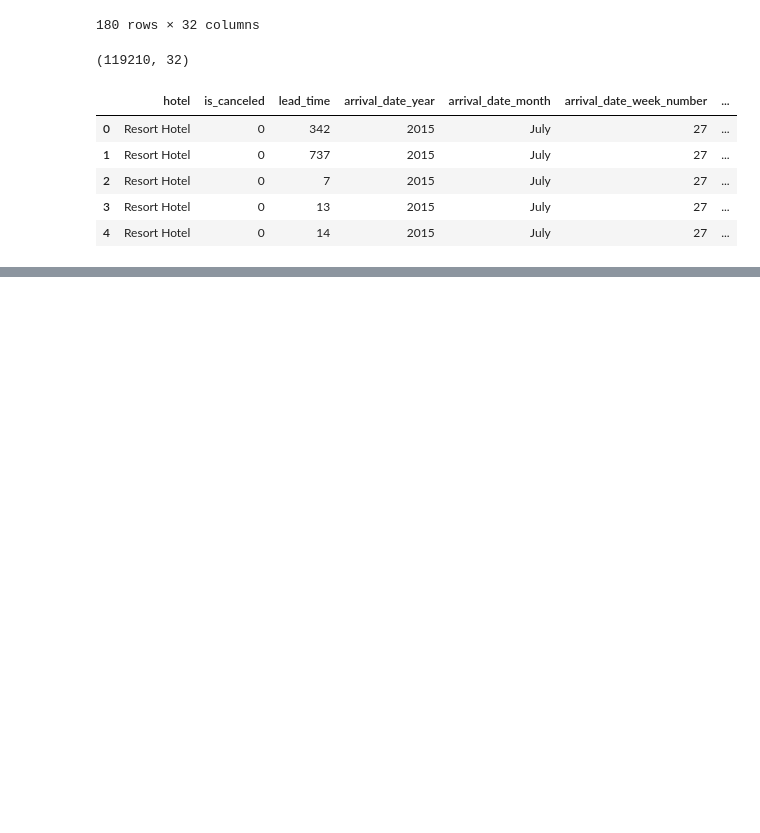
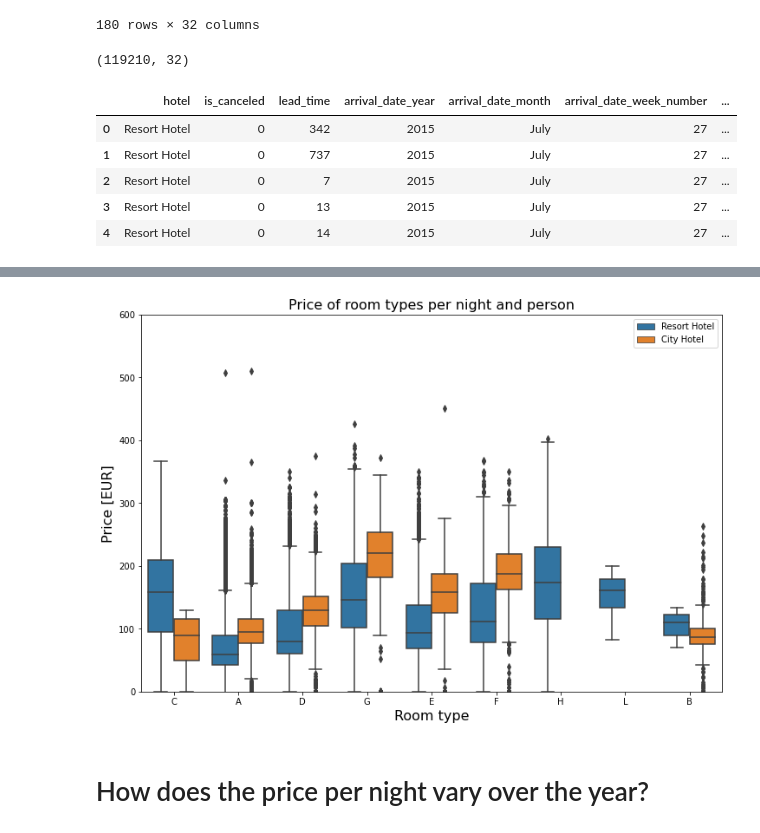
Before and after one commit to patelabhi23/ML-Practice, a Jupyter notebook: Hotel Booking/ML_HotelBooking_Predict.ipynb, the cells around one changed output, grey strips where cells are left out. Drawn from its saved outputs; the diff is of its cells as text; code cells hidden in the pictures; blank space fills up the shorter version.

```diff
--- a/Hotel Booking/ML_HotelBooking_Predict.ipynb
+++ b/Hotel Booking/ML_HotelBooking_Predict.ipynb
@@ -202,0 +212,18 @@ map_guest.show()
+# %%
+data2=data[data['is_canceled']==0]
+# %%
+plt.figure(figsize=(12, 8))
+sns.boxplot(x="reserved_room_type",
+            y="adr",
+            hue="hotel",
+            data=data2)
+plt.title("Price of room types per night and person", fontsize=16)
+plt.xlabel("Room type", fontsize=16)
+plt.ylabel("Price [EUR]", fontsize=16)
+plt.legend(loc="upper right")
+plt.ylim(0, 600)
+plt.show()
+# %% [output]
+[figure, added]
+# %% [markdown]
+# How does the price per night vary over the year?
```
Also changed, not shown: parts of 25 cells of this notebook.
